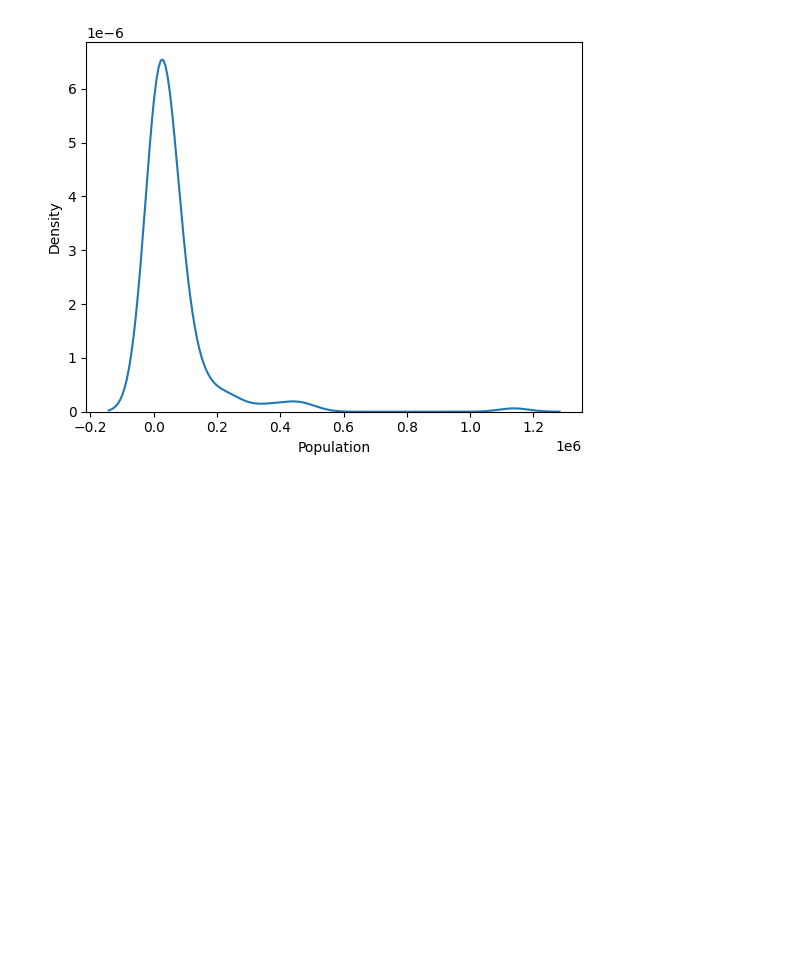
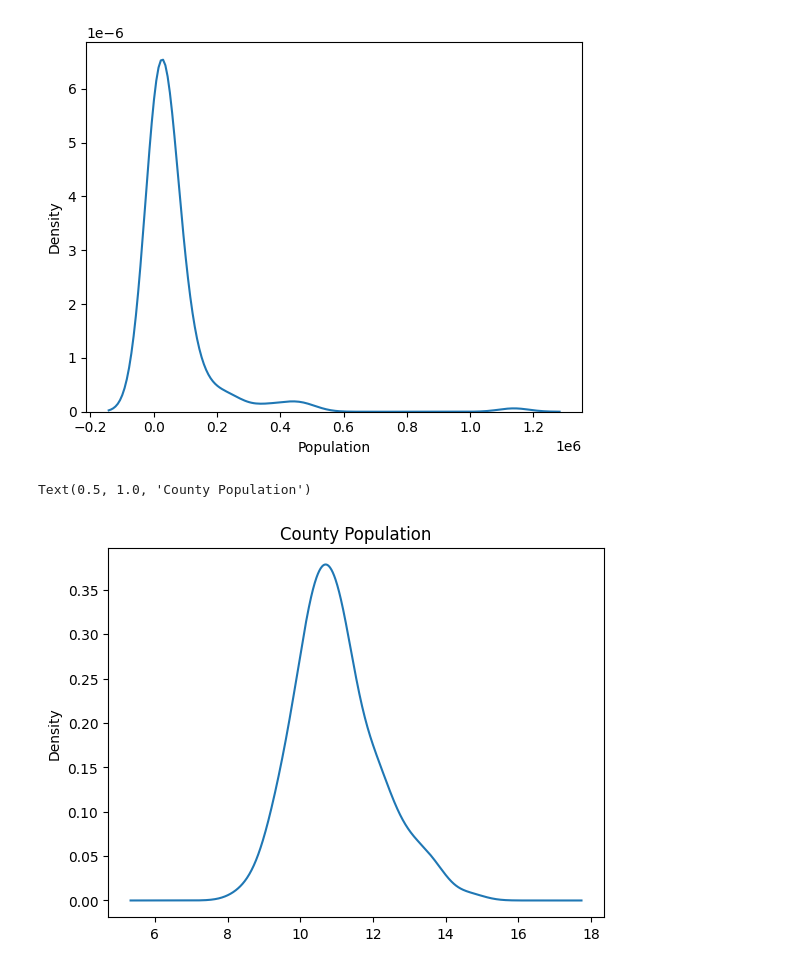
Before and after one commit to kelseymatsik/project_voting, a Jupyter notebook: Visuals_Density_Plots.ipynb, the cells around one changed output. Drawn from its saved outputs; the diff is of its cells as text; code cells hidden in the pictures; blank space fills up the shorter version.

```diff
--- a/Visuals_Density_Plots.ipynb
+++ b/Visuals_Density_Plots.ipynb
@@ -50,3 +71,10 @@ sns.kdeplot(data=cdf, x = 'Population' )
 # %% [output]
 <Axes: xlabel='Population', ylabel='Density'>
 [figure]
+# %%
+var = 'population_arcsinh'
+cdf[var].plot.density()
+plt.title('County Population')
+# %% [output]
+Text(0.5, 1.0, 'County Population')
+[figure, added]
```
Also changed, not shown: parts of 19 cells of this notebook.
